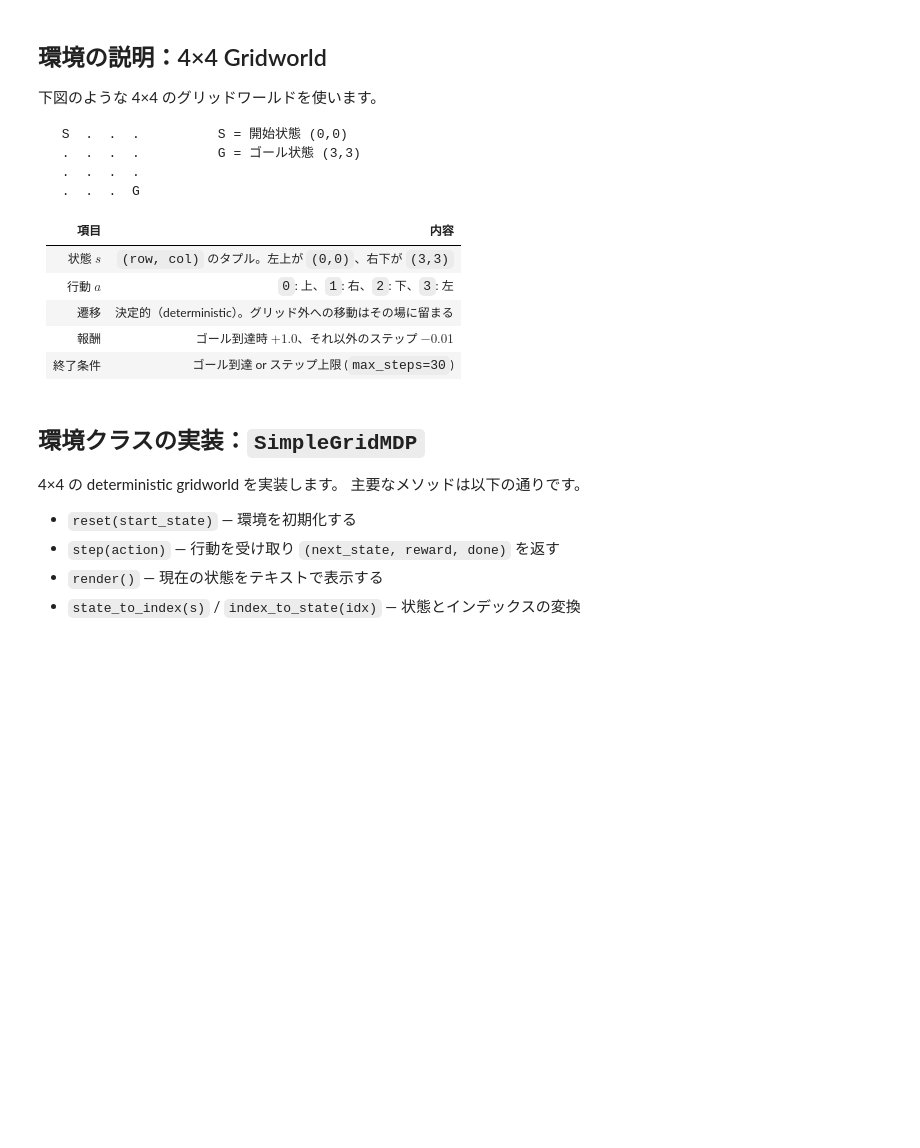
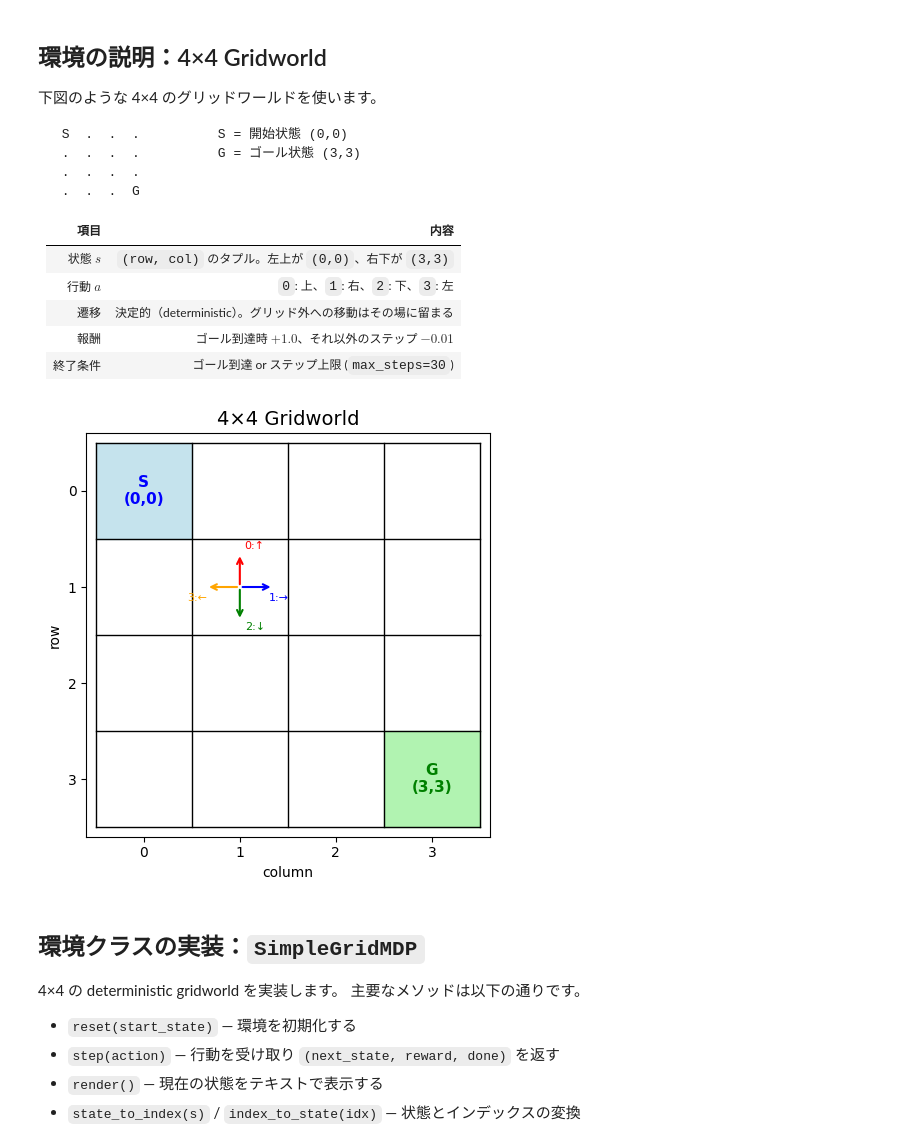
Before and after one commit to uchibe/CPAI_study, a Jupyter notebook: RLbasic/mdp_intro_instructor_solution.ipynb, the cells around one changed output. Saved outputs shown, nothing was run; the diff lists cells and outputs as text; code cells hidden in the pictures; blank space fills up the shorter version.

Commit message:
Modify Japanese texts in the graph to English texts.

```diff
--- a/RLbasic/mdp_intro_instructor_solution.ipynb
+++ b/RLbasic/mdp_intro_instructor_solution.ipynb
@@ -48,35 +48,37 @@ def plot_gridworld():
     ax.text(0.5, 3.5, "S\n(0,0)", ha="center", va="center", fontsize=11,
             fontweight="bold", color="blue")
     ax.add_patch(plt.Rectangle((3, 0), 1, 1, color="lightgreen", alpha=0.7))
     ax.text(3.5, 0.5, "G\n(3,3)", ha="center", va="center", fontsize=11,
             fontweight="bold", color="green")
     cx, cy = 1.5, 2.5
     ax.annotate("", xy=(cx, cy+0.35), xytext=(cx, cy),
                 arrowprops=dict(arrowstyle="->", color="red", lw=1.5))
     ax.text(cx+0.05, cy+0.4, "0:↑", fontsize=8, color="red")
     ax.annotate("", xy=(cx+0.35, cy), xytext=(cx, cy),
                 arrowprops=dict(arrowstyle="->", color="blue", lw=1.5))
     ax.text(cx+0.3, cy-0.15, "1:→", fontsize=8, color="blue")
     ax.annotate("", xy=(cx, cy-0.35), xytext=(cx, cy),
                 arrowprops=dict(arrowstyle="->", color="green", lw=1.5))
     ax.text(cx+0.05, cy-0.45, "2:↓", fontsize=8, color="green")
     ax.annotate("", xy=(cx-0.35, cy), xytext=(cx, cy),
                 arrowprops=dict(arrowstyle="->", color="orange", lw=1.5))
     ax.text(cx-0.55, cy-0.15, "3:←", fontsize=8, color="orange")
     ax.set_xlim(-0.1, 4.1)
     ax.set_ylim(-0.1, 4.1)
     ax.set_aspect("equal")
     ax.set_xticks(np.arange(0.5, 4, 1))
     ax.set_xticklabels([0, 1, 2, 3])
     ax.set_yticks(np.arange(0.5, 4, 1))
     ax.set_yticklabels([3, 2, 1, 0])
-    ax.set_xlabel("列 (col)")
-    ax.set_ylabel("行 (row)")
+    ax.set_xlabel("column")
+    ax.set_ylabel("row")
     ax.set_title("4×4 Gridworld", fontsize=14)
     plt.tight_layout()
     plt.show()
 
 plot_gridworld()
+# %% [output]
+[figure, added]
 # %% [markdown]
 ## 環境クラスの実装：`SimpleGridMDP`
 
```
Also changed, not shown: parts of 8 cells of this notebook.
